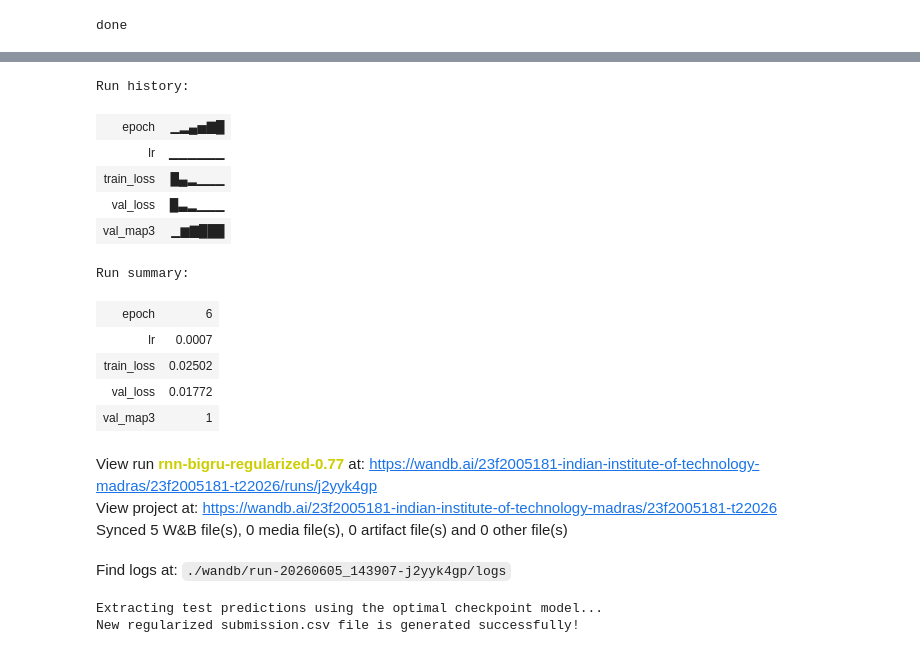
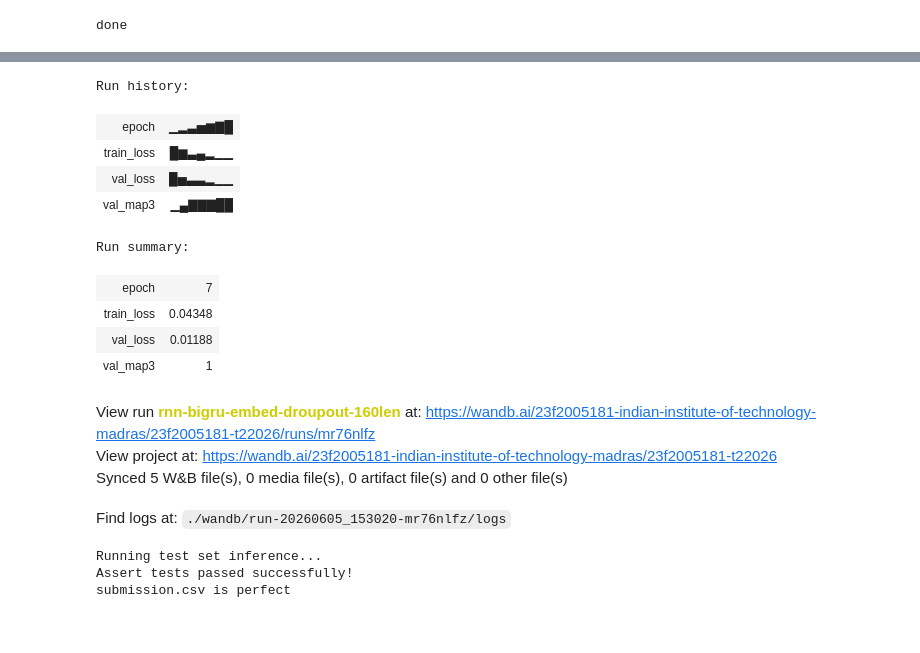
Before and after one commit to 23f2005181/DL-23f2005181-notebook-t22026, a Jupyter notebook: kaggle_notebook.ipynb, the cells around one changed output, grey strips where cells are left out. Saved outputs shown, nothing was run; the diff lists cells and outputs as text; code cells hidden in the pictures.

```diff
--- a/kaggle_notebook.ipynb
+++ b/kaggle_notebook.ipynb
@@ -520,6 +516,9 @@ class BiGRUMCQModel(nn.Module):
     def __init__(self, vocab_size, embed_dim=128, hidden_dim=256):
         super(BiGRUMCQModel, self).__init__()
         self.embedding = nn.Embedding(vocab_size, embed_dim, padding_idx=0)
+        self.embed_dropout = nn.Dropout(0.2)
+
+
         self.gru = nn.GRU(embed_dim, hidden_dim, batch_first=True, bidirectional=True, num_layers=2)
         self.classifier = nn.Sequential(
             nn.Linear(hidden_dim * 2, 64),
@@ -544,9 +543,9 @@ print("...")
 # %%
 dl_train_df, dl_val_df = train_test_split(train_df, test_size=0.2, random_state=seed)
 
-train_dataset = DeepMCQDataset(dl_train_df, vocab, max_len=128)
-val_dataset = DeepMCQDataset(dl_val_df, vocab, max_len=128)
-test_dataset = DeepMCQDataset(test_df, vocab, max_len=128, is_test=True)
+train_dataset = DeepMCQDataset(dl_train_df, vocab, max_len=160)
+val_dataset = DeepMCQDataset(dl_val_df, vocab, max_len=160)
+test_dataset = DeepMCQDataset(test_df, vocab, max_len=160, is_test=True)
 
 train_loader = DataLoader(train_dataset, batch_size=32, shuffle=True)
 val_loader = DataLoader(val_dataset, batch_size=32, shuffle=False)
@@ -578,14 +576,11 @@ View run at https://wandb.ai/23f2005181-indian-institute-of-technology-madras/23
 <wandb.sdk.wandb_run.Run at 0x...>
 # %%
-model = BiGRUMCQModel(len(vocab.word2idx),embed_dim=128,hidden_dim=312).to(device)
+model = BiGRUMCQModel(len(vocab.word2idx)).to(device)
 criterion = nn.CrossEntropyLoss()
-optimizer = optim.AdamW(model.parameters(), lr=7e-4, weight_decay=1e-3)
-#scheduler = StepLR(optimizer, step_size=2, gamma=0.5)
+optimizer = optim.AdamW(model.parameters(), lr=8e-4, weight_decay=1e-4)
+
 idx_to_letter = {0: 'A', 1: 'B', 2: 'C', 3: 'D', 4: 'E'}
-epochs = 6
-best_map3 = 0.0
-best_val_loss = float('inf')
-best_model_wts = copy.deepcopy(model.state_dict())
+epochs = 7
 
 print("Starting deep learning sequence training...")
 for epoch in range(epochs):
@@ -602,10 +597,9 @@ for epoch in range(epochs):
 
         train_loss += loss.item() * X_batch.size(0)
 
-    #scheduler.step() # Apply learning rate decay
     epoch_train_loss = train_loss / len(train_loader.dataset)
 
-    # Validation
+    # Validation Step & MAP@3 Calculation
     model.eval()
     val_loss = 0.0
     actuals_list = []
@@ -619,6 +613,7 @@ for epoch in range(epochs):
             loss = criterion(val_outputs, y_val_batch)
             val_loss += loss.item() * X_val_batch.size(0)
 
+            # Predictions rank matching logic (Highest probability first)
             sorted_indices = torch.argsort(val_outputs, dim=1, descending=True).cpu().numpy()
             for idxs, true_lbl in zip(sorted_indices, y_val_batch.cpu().numpy()):
                 predictions_list.append([idx_to_letter[i] for i in idxs[:3]])
@@ -627,23 +622,16 @@ for epoch in range(epochs):
     epoch_val_loss = val_loss / len(val_loader.dataset)
     epoch_map3 = map_at_3(actuals_list, predictions_list)
 
-    # Val MAP@3 0.95+ hone ke baad checkpointing tabhi save kare jab val_loss ghire
-    if epoch_map3 >= 0.95:
-        if epoch_val_loss < best_val_loss: # upar initial best_val_loss = float('inf') rakh lena
-            best_val_loss = epoch_val_loss
-            best_model_wts = copy.deepcopy(model.state_dict())
+    # Log metrics to W&B
     wandb.log({
         "epoch": epoch + 1,
         "train_loss": epoch_train_loss,
         "val_loss": epoch_val_loss,
-        "val_map3": epoch_map3,
-        "lr": optimizer.param_groups[0]['lr']
+        "val_map3": epoch_map3
     })
 
     print(f"Epoch {epoch+1}/{epochs} -> Train Loss: {epoch_train_loss:.4f} | Val Loss: {epoch_val_loss:.4f} | Val MAP@3: {epoch_map3:.4f}")
 
-# Load back the best weights before test evaluation
-model.load_state_dict(best_model_wts)
 wandb.finish()
 # %% [output]
 Starting deep learning sequence training...
@@ -656,26 +645,24 @@ Epoch 6/6 -> Train Loss: 0.0250 | Val Loss: 0.0177 | Val MAP@3: 1.0000
 [interactive output not drawn]
 Run history:
-| epoch | ▁▂▄▅▇█ |
-| lr | ▁▁▁▁▁▁ |
-| train_loss | █▄▂▁▁▁ |
-| val_loss | █▃▂▁▁▁ |
-| val_map3 | ▁▆▇███ |
+| epoch | ▁▂▃▅▆▇█ |
+| train_loss | █▆▃▄▂▁▁ |
+| val_loss | █▅▃▃▂▁▁ |
+| val_map3 | ▁▄▇▇▇██ |
 Run summary:
-| epoch | 6 |
-| lr | 0.0007 |
-| train_loss | 0.02502 |
-| val_loss | 0.01772 |
+| epoch | 7 |
+| train_loss | 0.04348 |
+| val_loss | 0.01188 |
 | val_map3 | 1 |
-View run rnn-bigru-regularized-0.77 at: https://wandb.ai/23f2005181-indian-institute-of-technology-madras/23f2005181-t22026/runs/j2yyk4gp
+View run rnn-bigru-embed-droupout-160len at: https://wandb.ai/23f2005181-indian-institute-of-technology-madras/23f2005181-t22026/runs/mr76nlfz
 View project at: https://wandb.ai/23f2005181-indian-institute-of-technology-madras/23f2005181-t22026
 Synced 5 W&B file(s), 0 media file(s), 0 artifact file(s) and 0 other file(s)
-Find logs at: ./wandb/run-20260605_143907-j2yyk4gp/logs
+Find logs at: ./wandb/run-20260605_153020-mr76nlfz/logs
 # %%
 model.eval()
 test_ids = []
 preds_string = []
 
-print("Extracting test predictions using the optimal checkpoint model...")
+print("Running test set inference...")
 with torch.no_grad():
     for X_test_batch, id_batch in test_loader:
         X_test_batch = X_test_batch.to(device)
@@ -687,14 +674,20 @@ with torch.no_grad():
             preds_string.append(" ".join(top3_letters))
             test_ids.append(qid)
 
+# Create submission Dataframe structure matching exactly competition rule
 submission_df = pd.DataFrame({
     'id': test_ids,
     'prediction': preds_string
 })
 
-assert len(submission_df) == 500, "Error: Formatting constraint check failed"
+# Format structural checks
+assert len(submission_df) == 500, "Error: Submission file rows must be exactly 500"
+print("Assert tests passed successfully!")
+
+# Save to system environment
 submission_df.to_csv('submission.csv', index=False)
-print("New regularized submission.csv file is generated successfully!")
+print("submission.csv is perfect")
 # %% [output]
-Extracting test predictions using the optimal checkpoint model...
-New regularized submission.csv file is generated successfully!
+Running test set inference...
+Assert tests passed successfully!
+submission.csv is perfect
```
Also changed, not shown: parts of 4 cells of this notebook.
